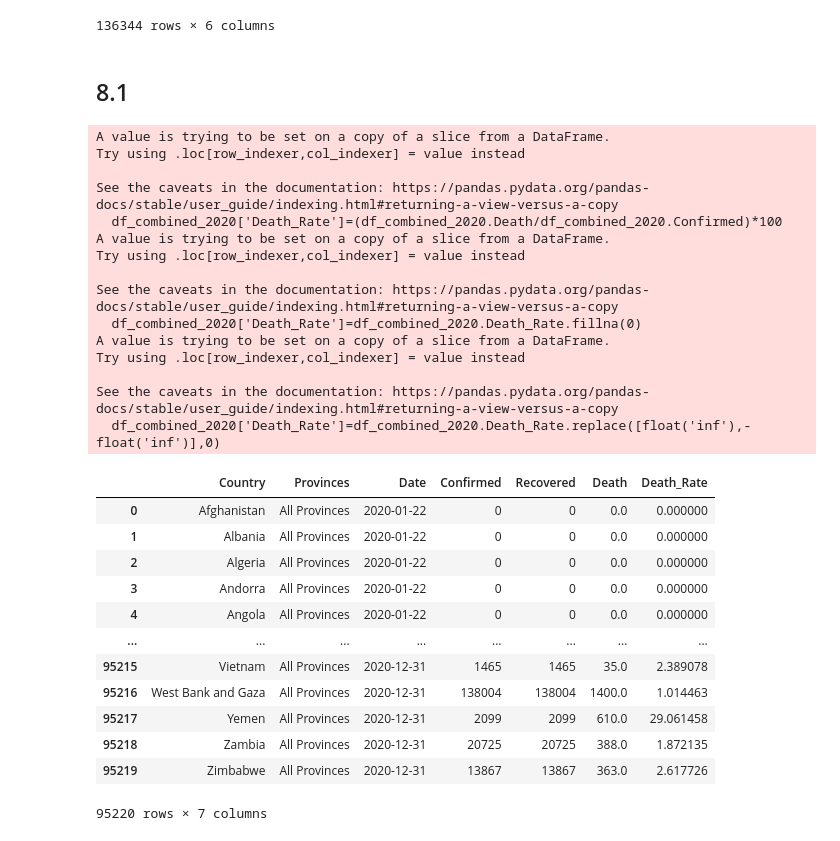
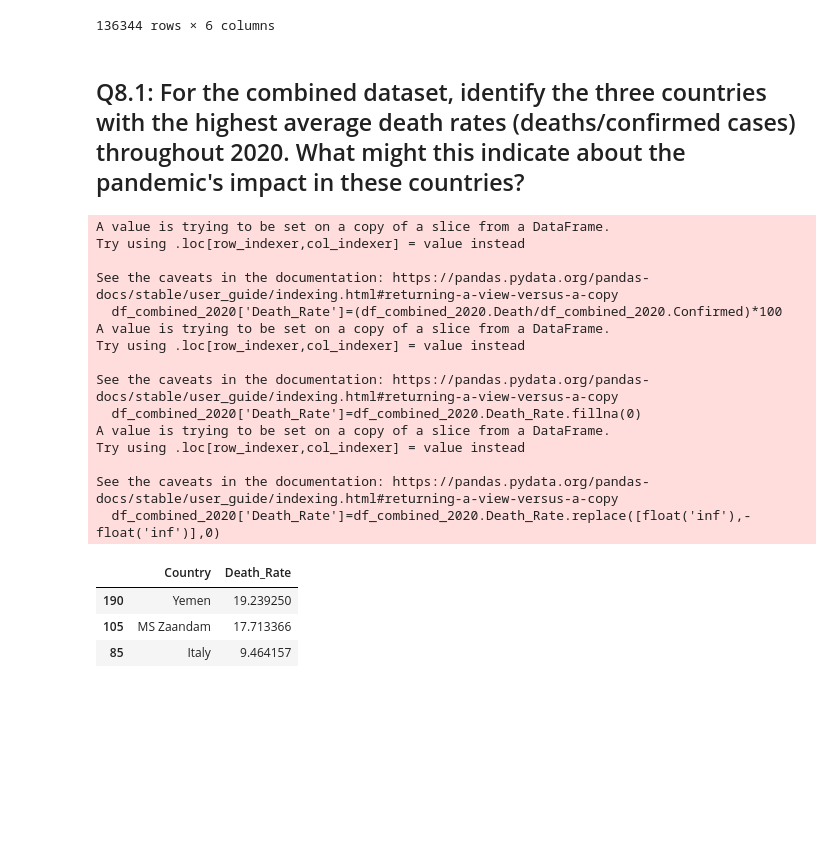
Before and after one commit to AnkitTomar2312/Covid19_CaseStudy, a Jupyter notebook: main.ipynb, the cells around one changed output. Drawn from its saved outputs; the diff is of its cells as text; code cells hidden in the pictures; blank space fills up the shorter version.

```diff
--- a/main.ipynb
+++ b/main.ipynb
@@ -328,39 +328,32 @@ df_combined
 | 136343 | Zimbabwe | All Provinces | 2021-05-29 | 38933 | 38933 | 1594.0 |
 136344 rows × 6 columns
 # %% [markdown]
-## 8.1
+## Q8.1: For the combined dataset, identify the three countries with the highest average death rates (deaths/confirmed cases) throughout 2020. What might this indicate about the pandemic's impact in these countries?
 # %%
 df_combined_2020=df_combined[df_combined.Date.dt.year==2020]
 df_combined_2020['Death_Rate']=(df_combined_2020.Death/df_combined_2020.Confirmed)*100
 df_combined_2020['Death_Rate']=df_combined_2020.Death_Rate.fillna(0)
 df_combined_2020['Death_Rate']=df_combined_2020.Death_Rate.replace([float('inf'),-float('inf')],0)
-df_combined_2020
+
+top_3_countries=df_combined_2020.groupby('Country').Death_Rate.mean().reset_index().sort_values(by='Death_Rate', ascending=False).head(3)
+top_3_countries
 # %% [output]
 A value is trying to be set on a copy of a slice from a DataFrame.
 Try using .loc[row_indexer,col_indexer] = value instead
 
 See the caveats in the documentation: https://pandas.pydata.org/pandas-docs/stable/user_guide/indexing.html#returning-a-view-versus-a-copy
   df_combined_2020['Death_Rate']=(df_combined_2020.Death/df_combined_2020.Confirmed)*100
 A value is trying to be set on a copy of a slice from a DataFrame.
 Try using .loc[row_indexer,col_indexer] = value instead
 
 See the caveats in the documentation: https://pandas.pydata.org/pandas-docs/stable/user_guide/indexing.html#returning-a-view-versus-a-copy
   df_combined_2020['Death_Rate']=df_combined_2020.Death_Rate.fillna(0)
 A value is trying to be set on a copy of a slice from a DataFrame.
 Try using .loc[row_indexer,col_indexer] = value instead
 
 See the caveats in the documentation: https://pandas.pydata.org/pandas-docs/stable/user_guide/indexing.html#returning-a-view-versus-a-copy
   df_combined_2020['Death_Rate']=df_combined_2020.Death_Rate.replace([float('inf'),-float('inf')],0)
-|  | Country | Provinces | Date | Confirmed | Recovered | Death | Death_Rate |
-| 0 | Afghanistan | All Provinces | 2020-01-22 | 0 | 0 | 0.0 | 0.000000 |
-| 1 | Albania | All Provinces | 2020-01-22 | 0 | 0 | 0.0 | 0.000000 |
-| 2 | Algeria | All Provinces | 2020-01-22 | 0 | 0 | 0.0 | 0.000000 |
-| 3 | Andorra | All Provinces | 2020-01-22 | 0 | 0 | 0.0 | 0.000000 |
-| 4 | Angola | All Provinces | 2020-01-22 | 0 | 0 | 0.0 | 0.000000 |
-| ... | ... | ... | ... | ... | ... | ... | ... |
-| 95215 | Vietnam | All Provinces | 2020-12-31 | 1465 | 1465 | 35.0 | 2.389078 |
-| 95216 | West Bank and Gaza | All Provinces | 2020-12-31 | 138004 | 138004 | 1400.0 | 1.014463 |
-| 95217 | Yemen | All Provinces | 2020-12-31 | 2099 | 2099 | 610.0 | 29.061458 |
-| 95218 | Zambia | All Provinces | 2020-12-31 | 20725 | 20725 | 388.0 | 1.872135 |
-| 95219 | Zimbabwe | All Provinces | 2020-12-31 | 13867 | 13867 | 363.0 | 2.617726 |
+|  | Country | Death_Rate |
+| 190 | Yemen | 19.239250 |
+| 105 | MS Zaandam | 17.713366 |
+| 85 | Italy | 9.464157 |
-95220 rows × 7 columns
```
